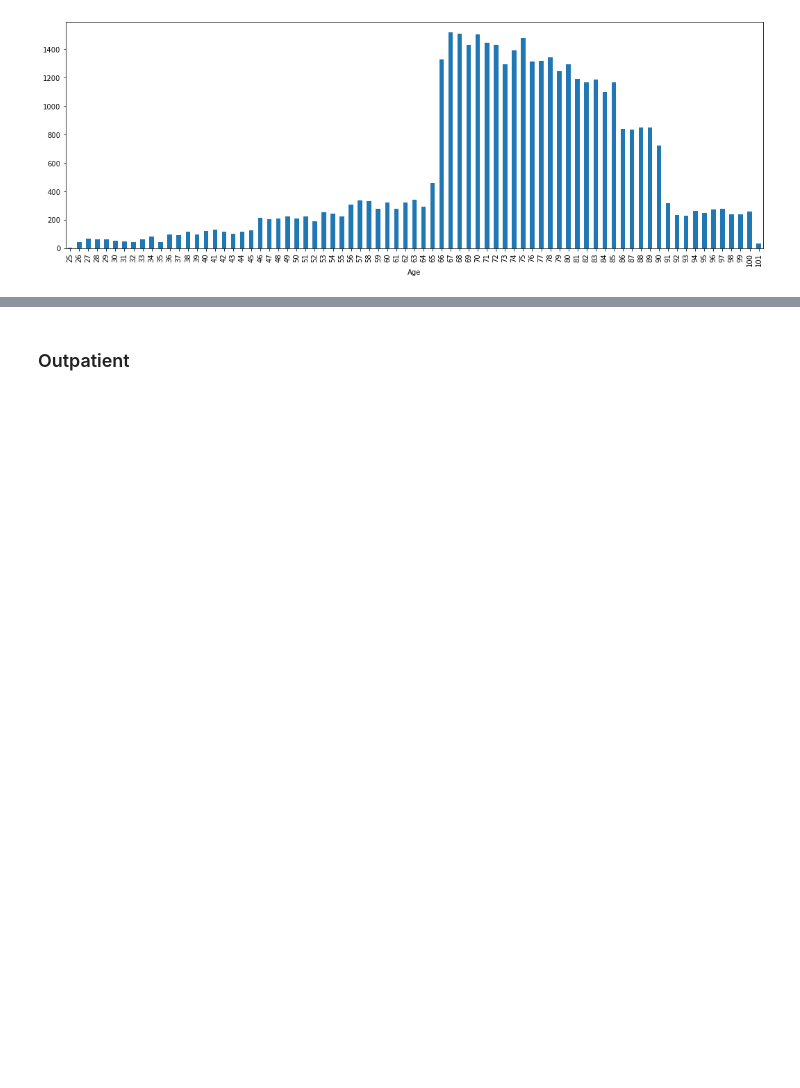
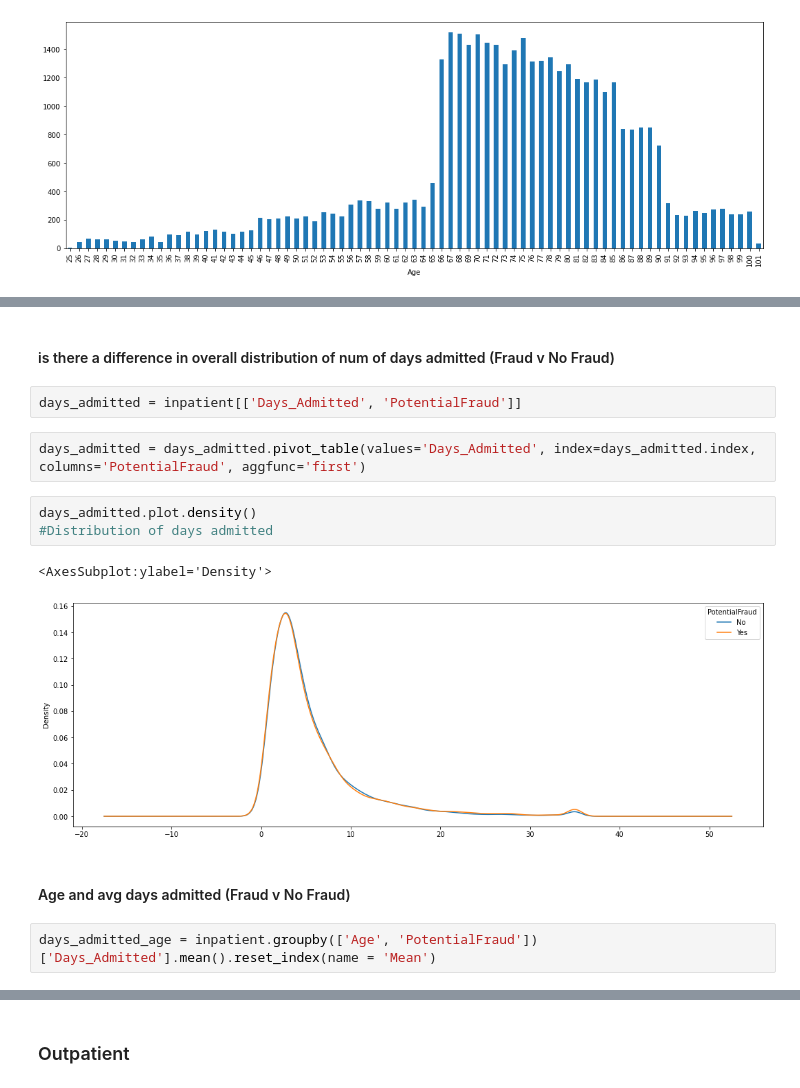
Before and after one commit to hedgekim/Healthcare-Fraud, a Jupyter notebook: Healthcare Fraud.ipynb, the cells around one changed output, grey strips where cells are left out. Drawn from its saved outputs; the diff is of its cells as text; blank space fills up the shorter version.

```diff
--- a/Healthcare Fraud.ipynb
+++ b/Healthcare Fraud.ipynb
@@ -281,0 +326,16 @@ inpatient.groupby('Age')['Claim_Diag_Total'].agg('count').plot.bar()
+# %% [markdown]
+#### is there a difference in overall distribution of num of days admitted (Fraud v No Fraud)
+# %%
+days_admitted = inpatient[['Days_Admitted', 'PotentialFraud']]
+# %%
+days_admitted = days_admitted.pivot_table(values='Days_Admitted', index=days_admitted.index, columns='PotentialFraud', aggfunc='first')
+# %%
+days_admitted.plot.density()
+#Distribution of days admitted
+# %% [output]
+<AxesSubplot:ylabel='Density'>
+[figure, added]
+# %% [markdown]
+#### Age and avg days admitted (Fraud v No Fraud)
+# %%
+days_admitted_age = inpatient.groupby(['Age', 'PotentialFraud'])['Days_Admitted'].mean().reset_index(name = 'Mean')
```
Also changed, not shown: parts of 8 cells of this notebook, 1 other file.
